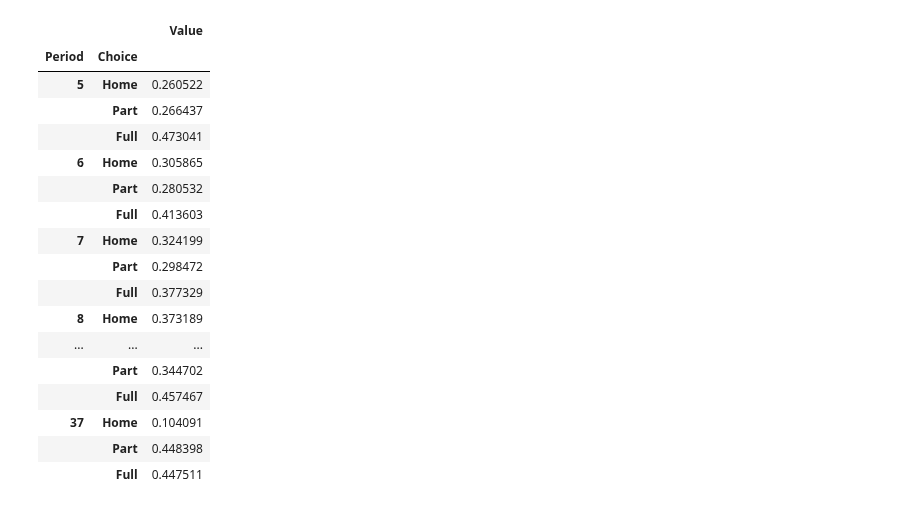
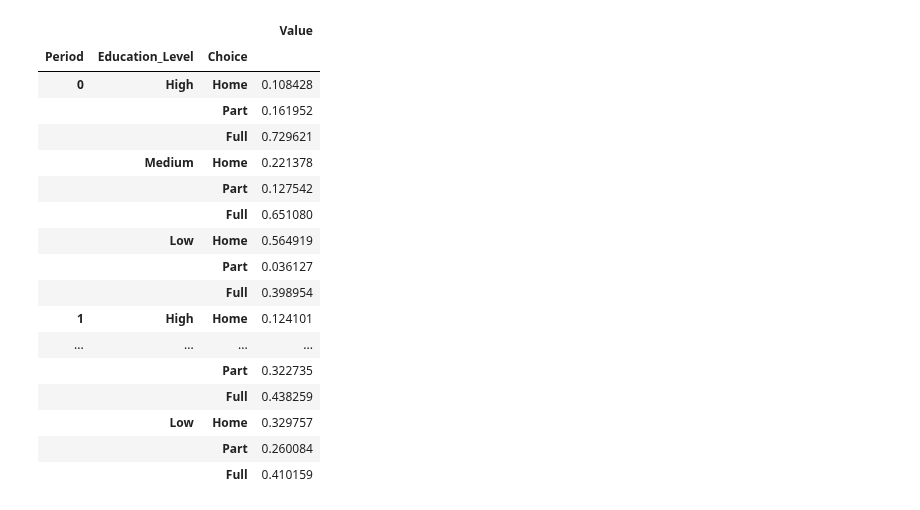
Before and after one commit to peisenha/dev_soepy, a Jupyter notebook: explorations.ipynb, the cells around one changed output. Drawn from its saved outputs; the diff is of its cells as text; code cells hidden in the pictures.

```diff
--- a/explorations.ipynb
+++ b/explorations.ipynb
@@ -20,21 +19,0 @@ df_after = pd.read_pickle("df-after.pkl")
-# %%
-df_after.loc[slice(None), "High", slice(None)]
-# %% [output]
-|  |  | Value |
-| Period | Choice |  |
-| 5 | Home | 0.260522 |
-|  | Part | 0.266437 |
-|  | Full | 0.473041 |
-| 6 | Home | 0.305865 |
-|  | Part | 0.280532 |
-|  | Full | 0.413603 |
-| 7 | Home | 0.324199 |
-|  | Part | 0.298472 |
-|  | Full | 0.377329 |
-| 8 | Home | 0.373189 |
-| ... | ... | ... |
-|  | Part | 0.344702 |
-|  | Full | 0.457467 |
-| 37 | Home | 0.104091 |
-|  | Part | 0.448398 |
-|  | Full | 0.447511 |
@@ -40,0 +31,24 @@ df_after.loc[slice(None), "High", slice(None)]
+# %%
+_ = get_moments(df_sim)
+df_sim_int = pd.read_pickle("df-debug.pkl")
+# %%
+df_sim_int
+# %% [output]
+|  |  |  | Value |
+| Period | Education_Level | Choice |  |
+| 0 | High | Home | 0.108428 |
+|  |  | Part | 0.161952 |
+|  |  | Full | 0.729621 |
+|  | Medium | Home | 0.221378 |
+|  |  | Part | 0.127542 |
+|  |  | Full | 0.651080 |
+|  | Low | Home | 0.564919 |
+|  |  | Part | 0.036127 |
+|  |  | Full | 0.398954 |
+| 1 | High | Home | 0.124101 |
+| ... | ... | ... | ... |
+|  |  | Part | 0.322735 |
+|  |  | Full | 0.438259 |
+|  | Low | Home | 0.329757 |
+|  |  | Part | 0.260084 |
+|  |  | Full | 0.410159 |
```
Also changed, not shown: parts of 4 cells of this notebook, 2 other files.
